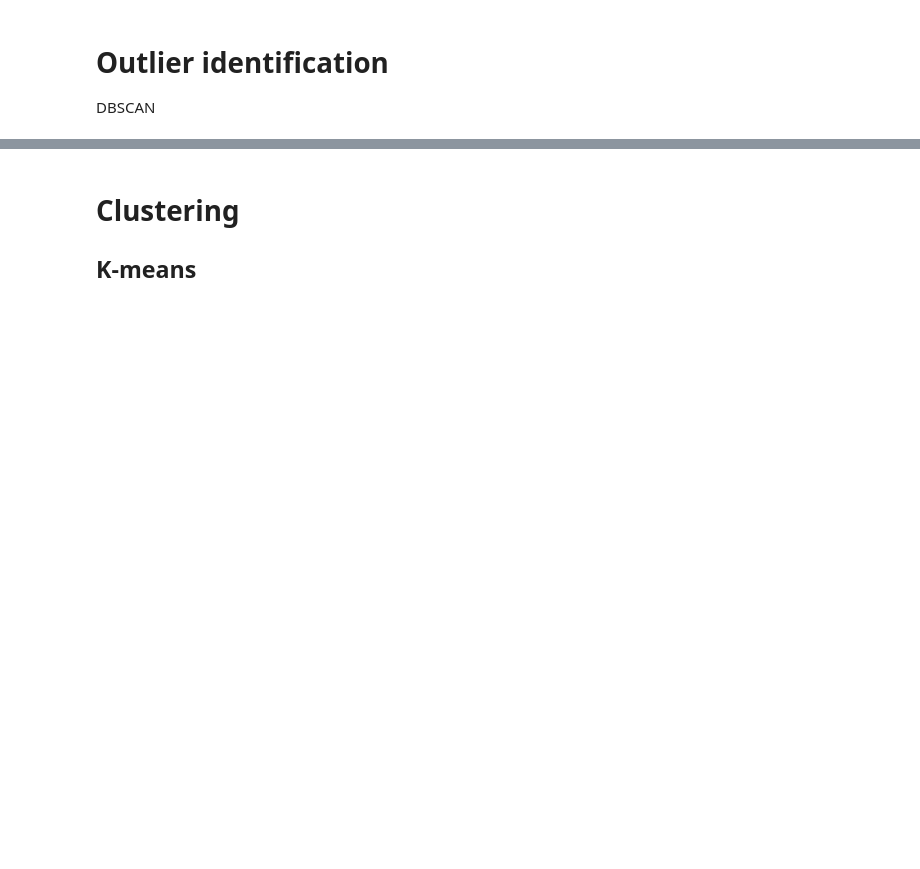
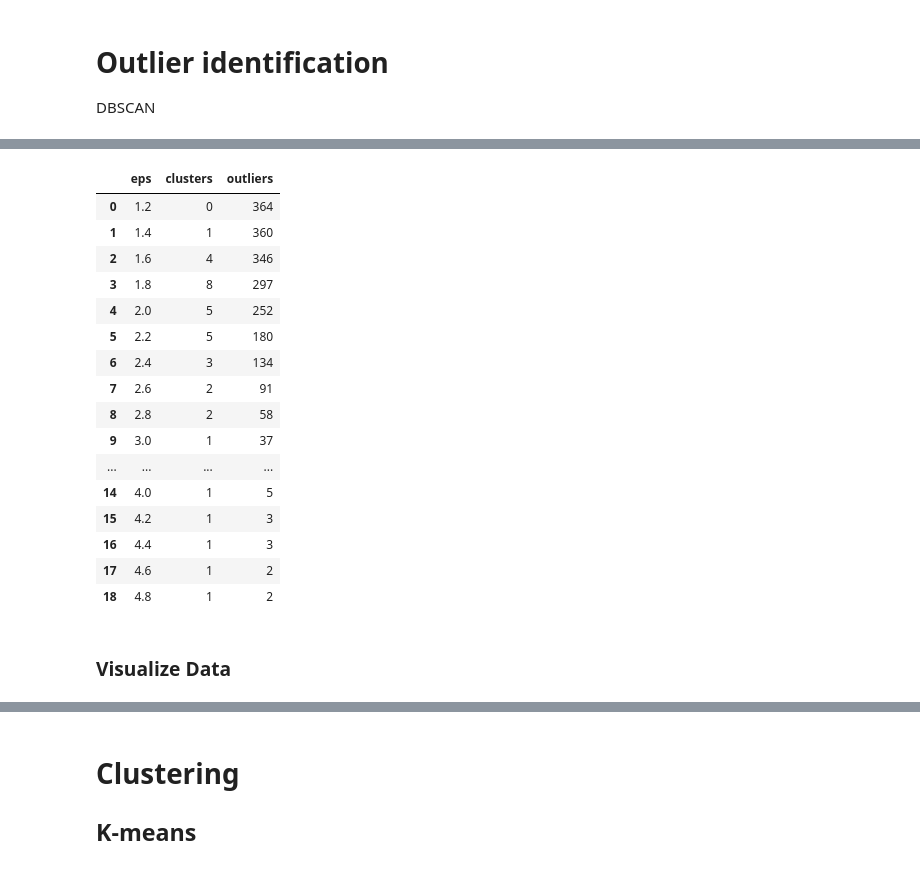
Before and after one commit to GummyBearStudioTeam/ESI_MLTechniques, a Jupyter notebook: Milestone1_Unsupervised.ipynb, the cells around one changed output, grey strips where cells are left out. Drawn from its saved outputs; the diff is of its cells as text; code cells hidden in the pictures; blank space fills up the shorter version.

Commit message:
DBSCAN

```diff
--- a/Milestone1_Unsupervised.ipynb
+++ b/Milestone1_Unsupervised.ipynb
@@ -79,0 +140,4 @@ DBSCAN
+# %%
+from sklearn.neighbors import kneighbors_graph
+
+minPts=3
@@ -79,0 +162,31 @@ DBSCAN
+# %%
+results = []
+for eps in np.arange(1.2, 5.0, 0.2):
+    db = DBSCAN(eps, min_samples=minPts).fit(X_pca)
+    core_samples_mask = np.zeros_like(db.labels_, dtype=bool)
+    core_samples_mask[db.core_sample_indices_] = True
+    labels = db.labels_
+    n_clusters_ = len(set(labels)) - (1 if -1 in labels else 0)
+    n_outliers = list(labels).count(-1)
+    results.append([eps, n_clusters_, n_outliers])
+pd.DataFrame(results, columns=['eps','clusters','outliers'])
+# %% [output]
+|  | eps | clusters | outliers |
+| 0 | 1.2 | 0 | 364 |
+| 1 | 1.4 | 1 | 360 |
+| 2 | 1.6 | 4 | 346 |
+| 3 | 1.8 | 8 | 297 |
+| 4 | 2.0 | 5 | 252 |
+| 5 | 2.2 | 5 | 180 |
+| 6 | 2.4 | 3 | 134 |
+| 7 | 2.6 | 2 | 91 |
+| 8 | 2.8 | 2 | 58 |
+| 9 | 3.0 | 1 | 37 |
+| ... | ... | ... | ... |
+| 14 | 4.0 | 1 | 5 |
+| 15 | 4.2 | 1 | 3 |
+| 16 | 4.4 | 1 | 3 |
+| 17 | 4.6 | 1 | 2 |
+| 18 | 4.8 | 1 | 2 |
+# %% [markdown]
+### Visualize Data
```
Also changed, not shown: parts of 18 cells of this notebook.
